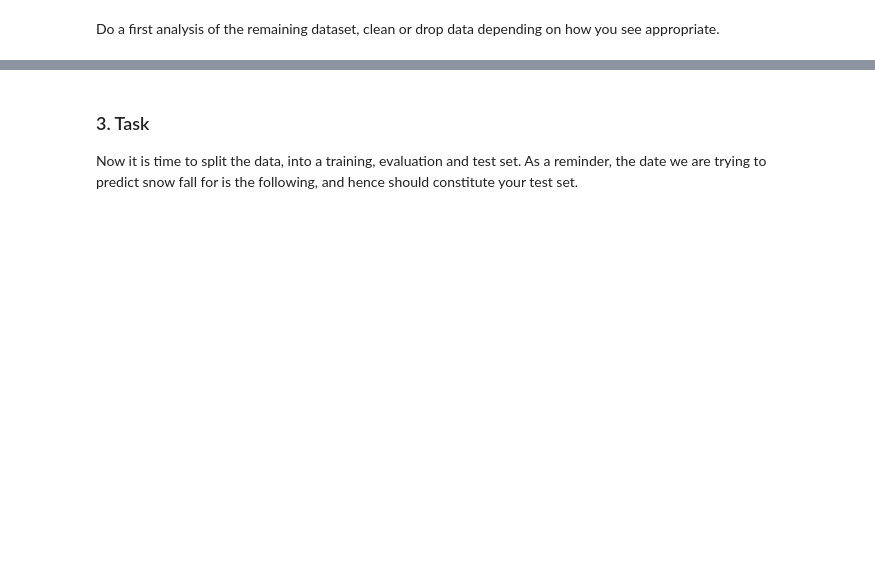
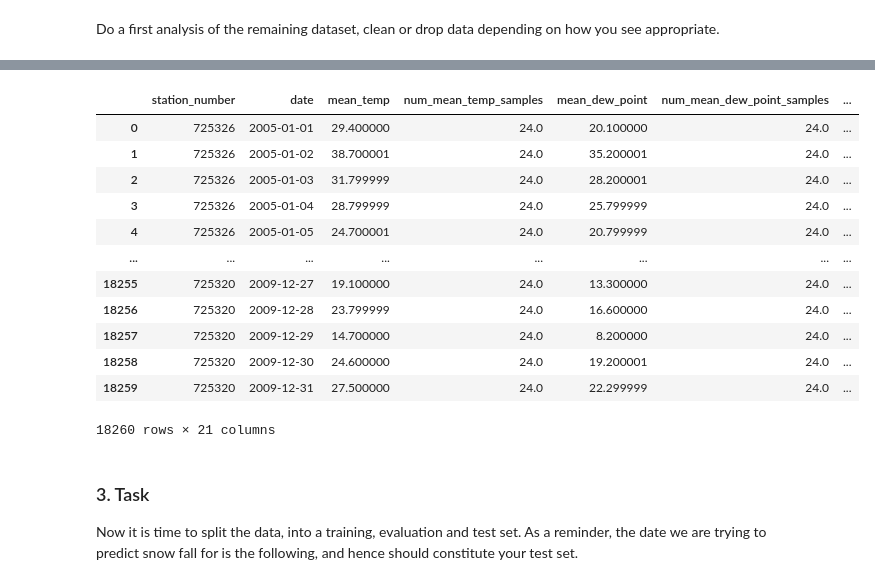
Before and after one commit to 7Learnings/code-challenges, a Jupyter notebook: datascience/Coding Challenge.ipynb, the cells around one changed output, grey strips where cells are left out. Saved outputs shown, nothing was run; the diff lists cells and outputs as text; code cells hidden in the pictures; blank space fills up the shorter version.

```diff
--- a/datascience/Coding Challenge.ipynb
+++ b/datascience/Coding Challenge.ipynb
@@ -48,3 +167,69 @@ Do a first analysis of the remaining dataset, clean or drop data depending on ho
+# %%
+from itertools import product
+
+# Reindex on station_number and date to get continuous time series.
+weather_data_reindexed = weather_data.set_index(["station_number", "date"]).reindex(
+    pd.MultiIndex.from_product(
+        [weather_data["station_number"].unique(), date_index],
+        names=["station_number", "date"],
+    ),
+    fill_value=float('nan')
+)
+
+# Interpolate values for variables for which the underlying process is assumed to be smooth.
+weather_data_reindexed['mean_temp'].interpolate(inplace=True)
+weather_data_reindexed['mean_dew_point'].interpolate(inplace=True)
+weather_data_reindexed['mean_sealevel_pressure'].interpolate(limit_directionlimit_direction='both', inplace=True)
+weather_data_reindexed['mean_visibility'].interpolate(inplace=True)
+weather_data_reindexed['mean_wind_speed'].interpolate(inplace=True)
+weather_data_reindexed['max_sustained_wind_speed'].interpolate(inplace=True)
+weather_data_reindexed['max_temperature'].interpolate(inplace=True)
+weather_data_reindexed['total_precipitation'].interpolate(inplace=True)
+
+# Assume that, if there was snow, they'd report it
+weather_data_reindexed['snow_depth'].fillna(value=0, inplace=True)
+
+# Assume data quality is approximately constant for each station without double checking though.
+weather_data_reindexed['num_mean_temp_samples'].fillna(method='ffill', inplace=True)
+weather_data_reindexed['num_mean_dew_point_samples'].fillna(method='ffill', inplace=True)
+weather_data_reindexed['num_mean_visibility_samples'].fillna(method='ffill', inplace=True)
+weather_data_reindexed['num_mean_wind_speed_samples'].fillna(method='ffill', inplace=True)
+
+# Fill with previous value, keeps overall distribution approx. same but increases autocorrelation
+weather_data_reindexed['fog'].fillna(method='ffill', inplace=True)
+weather_data_reindexed['rain'].fillna(method='ffill', inplace=True)
+weather_data_reindexed['snow'].fillna(method='ffill', inplace=True)
+weather_data_reindexed['hail'].fillna(method='ffill', inplace=True)
+weather_data_reindexed['thunder'].fillna(method='ffill', inplace=True)
+weather_data_reindexed['tornado'].fillna(method='ffill', inplace=True)
+
+# Drop columns where there are still nans as data quality is too low.
+weather_data_reindexed.dropna(inplace=True, axis=1)
+
+# I suppose, the day of the year could also be a relevant info for the model to guess the likelyhood of snow.
+weather_data_reindexed = weather_data_reindexed.reset_index()
+weather_data_reindexed['day_of_year'] = weather_data_reindexed['date'].apply(lambda col: pd.Period(col, freq='D').dayofyear)
+
+for column in ['fog', 'rain', 'snow', 'hail', 'thunder', 'tornado']:
+    weather_data_reindexed[column] = weather_data_reindexed[column].astype(int)
+
+
+weather_data_cleaned = weather_data_reindexed
+weather_data_cleaned
+# %% [output]
+|  | station_number | date | mean_temp | num_mean_temp_samples | mean_dew_point | num_mean_dew_point_samples | ... |
+| 0 | 725326 | 2005-01-01 | 29.400000 | 24.0 | 20.100000 | 24.0 | ... |
+| 1 | 725326 | 2005-01-02 | 38.700001 | 24.0 | 35.200001 | 24.0 | ... |
+| 2 | 725326 | 2005-01-03 | 31.799999 | 24.0 | 28.200001 | 24.0 | ... |
+| 3 | 725326 | 2005-01-04 | 28.799999 | 24.0 | 25.799999 | 24.0 | ... |
+| 4 | 725326 | 2005-01-05 | 24.700001 | 24.0 | 20.799999 | 24.0 | ... |
+| ... | ... | ... | ... | ... | ... | ... | ... |
+| 18255 | 725320 | 2009-12-27 | 19.100000 | 24.0 | 13.300000 | 24.0 | ... |
+| 18256 | 725320 | 2009-12-28 | 23.799999 | 24.0 | 16.600000 | 24.0 | ... |
+| 18257 | 725320 | 2009-12-29 | 14.700000 | 24.0 | 8.200000 | 24.0 | ... |
+| 18258 | 725320 | 2009-12-30 | 24.600000 | 24.0 | 19.200001 | 24.0 | ... |
+| 18259 | 725320 | 2009-12-31 | 27.500000 | 24.0 | 22.299999 | 24.0 | ... |
+18260 rows × 21 columns
 # %% [markdown]
 ### 3. Task
 Now it is time to split the data, into a training, evaluation and test set. As a reminder, the date we are trying to predict snow fall for is the following, and hence should constitute your test set.
```
Also changed, not shown: parts of 18 cells of this notebook, 3 other files.
